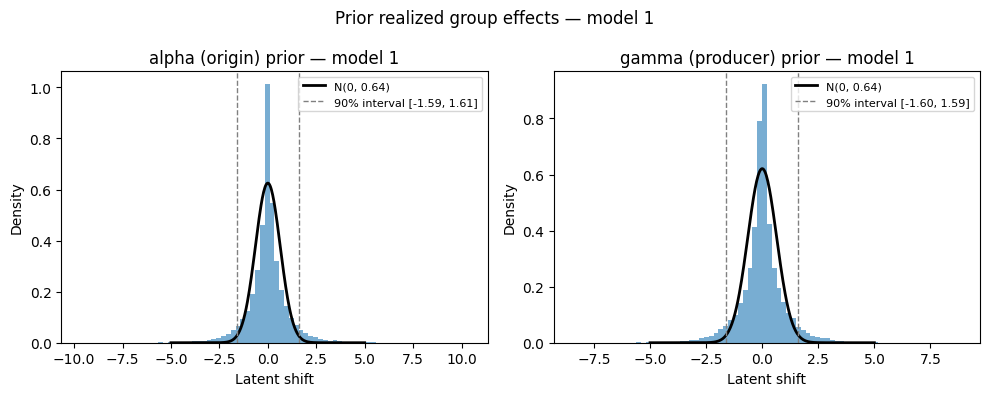
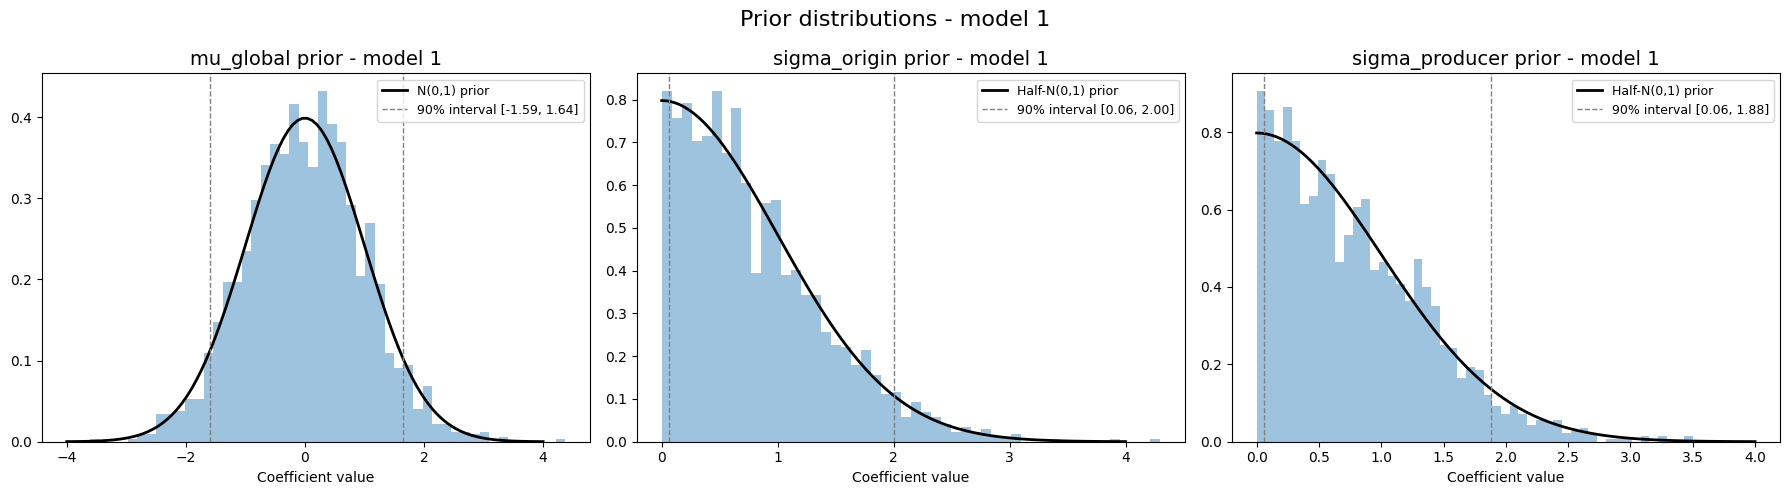
The notebook cell's code change between the first figure and the second:
--- before
+++ after
@@ -1,24 +1,54 @@
-fig, axes = plt.subplots(1, 2, figsize=(10, 4))
-x = np.linspace(-5, 5, 300)
+fig, axes = plt.subplots(1, 3, figsize=(18, 5))
+fig.suptitle('Prior distributions - model 1', fontsize=16)
 
-for ax, draws, name in zip(
-    axes,
-    [alpha_prior1, gamma_prior1],
-    ["alpha (origin)", "gamma (producer)"]
-):
-    med_sigma = np.median(draws.std(axis=1))
-    ax.hist(draws.flatten(), bins=80, density=True, alpha=0.6)
-    ax.plot(x, stats.norm.pdf(x, 0, med_sigma), 'k-', lw=2,
-            label=f"N(0, {med_sigma:.2f})")
-    ax.axvline(np.percentile(draws.flatten(), 5),  color='gray', ls='--', lw=1)
-    ax.axvline(np.percentile(draws.flatten(), 95), color='gray', ls='--', lw=1,
-               label=f"90% interval [{np.percentile(draws.flatten(),5):.2f}, "
-                     f"{np.percentile(draws.flatten(),95):.2f}]")
-    ax.set_title(f"{name} prior — model 1")
-    ax.set_xlabel("Latent shift")
-    ax.set_ylabel("Density")
-    ax.legend(fontsize=8)
+ax = axes[0]
+data_mu = mu_global_prior1
+ax.hist(data_mu, bins=50, density=True, alpha=0.6, color='#5D9BCA')
 
-plt.suptitle("Prior realized group effects — model 1")
+x_mu = np.linspace(-4, 4, 100)
+ax.plot(x_mu, stats.norm.pdf(x_mu, 0, 1), 'k-', lw=2, label='N(0,1) prior')
+
+perc_5_mu, perc_95_mu = np.percentile(data_mu, [5, 95])
+ax.axvline(perc_5_mu, color='grey', linestyle='dashed', lw=1)
+ax.axvline(perc_95_mu, color='grey', linestyle='dashed', lw=1, 
+           label=f'90% interval [{perc_5_mu:.2f}, {perc_95_mu:.2f}]')
+
+ax.set_title('mu_global prior - model 1', fontsize=14)
+ax.set_xlabel('Coefficient value')
+ax.legend(loc='upper right', fontsize=9)
+
+
+ax = axes[1]
+data_sigma_orig = sigma_origin_prior1
+ax.hist(data_sigma_orig, bins=50, density=True, alpha=0.6, color='#5D9BCA')
+
+x_sigma = np.linspace(0, 4, 100)
+ax.plot(x_sigma, stats.halfnorm.pdf(x_sigma, loc=0, scale=1), 'k-', lw=2, label='Half-N(0,1) prior')
+
+perc_5_orig, perc_95_orig = np.percentile(data_sigma_orig, [5, 95])
+ax.axvline(perc_5_orig, color='grey', linestyle='dashed', lw=1)
+ax.axvline(perc_95_orig, color='grey', linestyle='dashed', lw=1, 
+           label=f'90% interval [{perc_5_orig:.2f}, {perc_95_orig:.2f}]')
+
+ax.set_title('sigma_origin prior - model 1', fontsize=14)
+ax.set_xlabel('Coefficient value')
+ax.legend(loc='upper right', fontsize=9)
+
+
+ax = axes[2]
+data_sigma_prod = sigma_prod_prior1
+ax.hist(data_sigma_prod, bins=50, density=True, alpha=0.6, color='#5D9BCA')
+
+ax.plot(x_sigma, stats.halfnorm.pdf(x_sigma, loc=0, scale=1), 'k-', lw=2, label='Half-N(0,1) prior')
+
+perc_5_prod, perc_95_prod = np.percentile(data_sigma_prod, [5, 95])
+ax.axvline(perc_5_prod, color='grey', linestyle='dashed', lw=1)
+ax.axvline(perc_95_prod, color='grey', linestyle='dashed', lw=1, 
+           label=f'90% interval [{perc_5_prod:.2f}, {perc_95_prod:.2f}]')
+
+ax.set_title('sigma_producer prior - model 1', fontsize=14)
+ax.set_xlabel('Coefficient value')
+ax.legend(loc='upper right', fontsize=9)
+
 plt.tight_layout()
 plt.show()

Commit: plot order changed